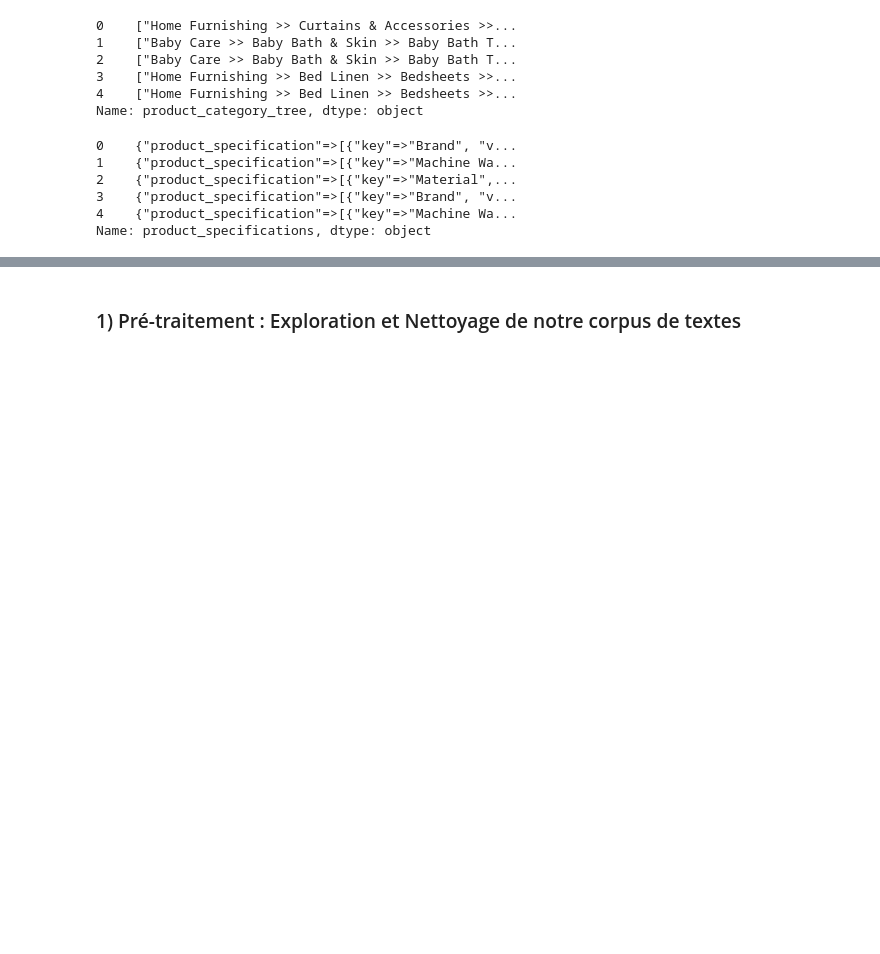
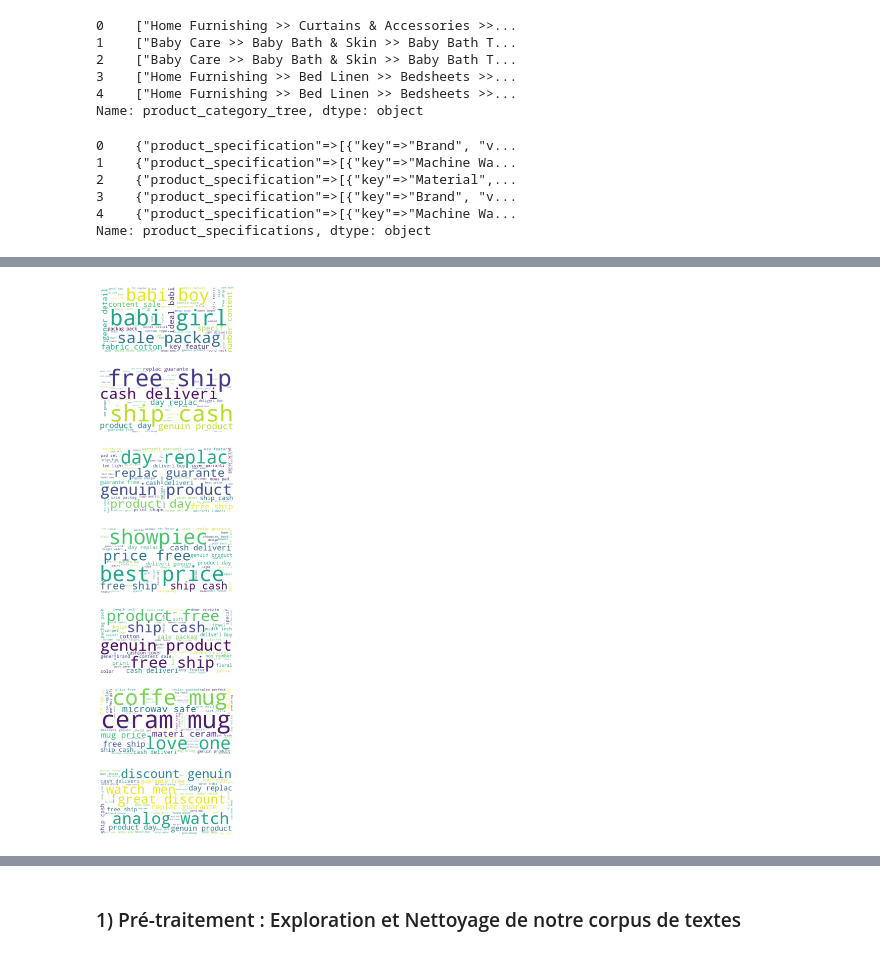
Before and after one commit to oumeima-elgharbi/P6_Data_Science_OpenClassrooms, a Jupyter notebook: P6_01_NLP.ipynb, the cells around one changed output, grey strips where cells are left out. Drawn from its saved outputs; the diff is of its cells as text; code cells hidden in the pictures; blank space fills up the shorter version.

```diff
--- a/P6_01_NLP.ipynb
+++ b/P6_01_NLP.ipynb
@@ -330,0 +1338,4 @@ data_cleaned.to_csv("dataset/data.csv", index=False, sep=',')
+# %%
+for i in range(7):
+    print("\n\n__Before__Category__{}".format(str(i)))
+    display_tokens_info(globals()["corpus_" + str(i)])
@@ -330,0 +1360,10 @@ data_cleaned.to_csv("dataset/data.csv", index=False, sep=',')
+# %%
+for i in range(7):
+    globals()["corpus_" + str(i)] = process_text_4(globals()["corpus_" + str(i)],
+                          rejoin=False,
+                          list_rare_words=list_unique_words,
+                          eng_words=eng_words_stem)
+# %%
+for i in range(7):
+    print("\n\n__After__Category__{}".format(str(i)))
+    display_tokens_info(globals()["corpus_" + str(i)])
@@ -330,0 +1388,6 @@ data_cleaned.to_csv("dataset/data.csv", index=False, sep=',')
+# %%
+corpus_list = [globals()["corpus_" + str(i)] for i in range(7)]
+# %%
+display_wordcloud(corpus_list)
+# %% [output]
+[figure, added]
```
Also changed, not shown: parts of 143 cells of this notebook, 2 other files.
